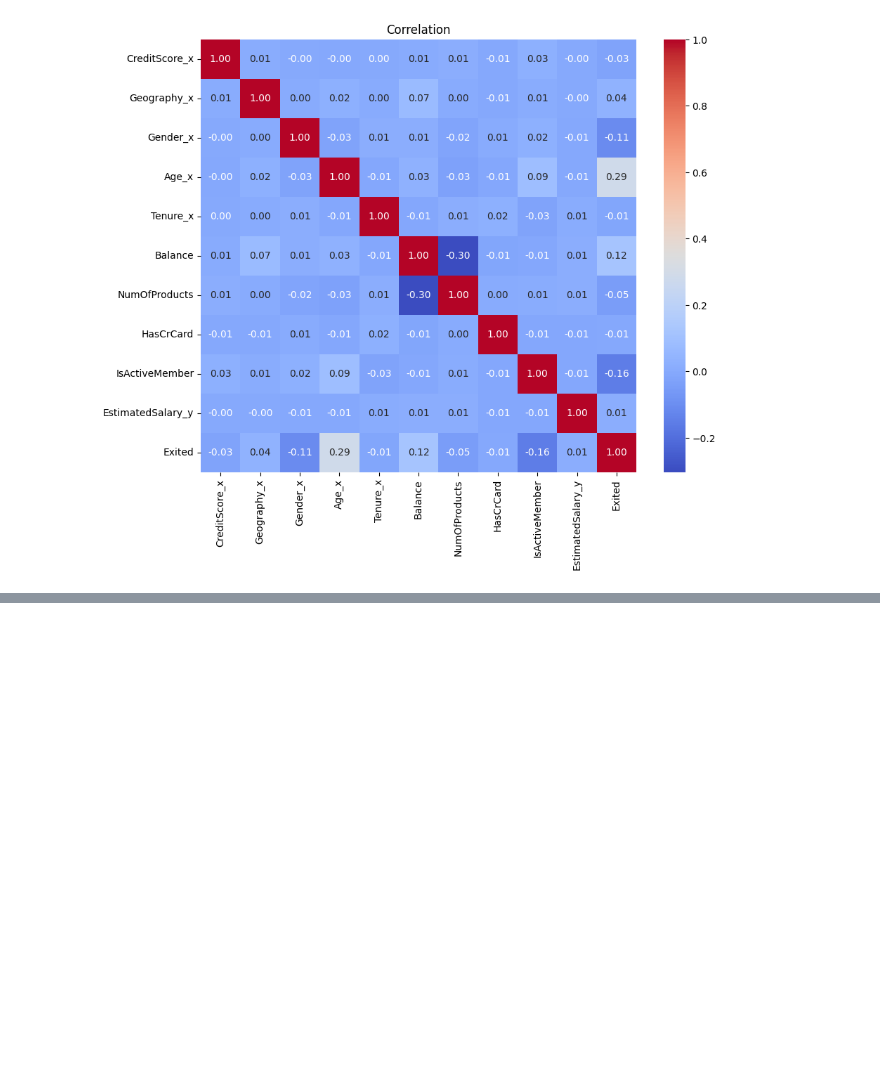
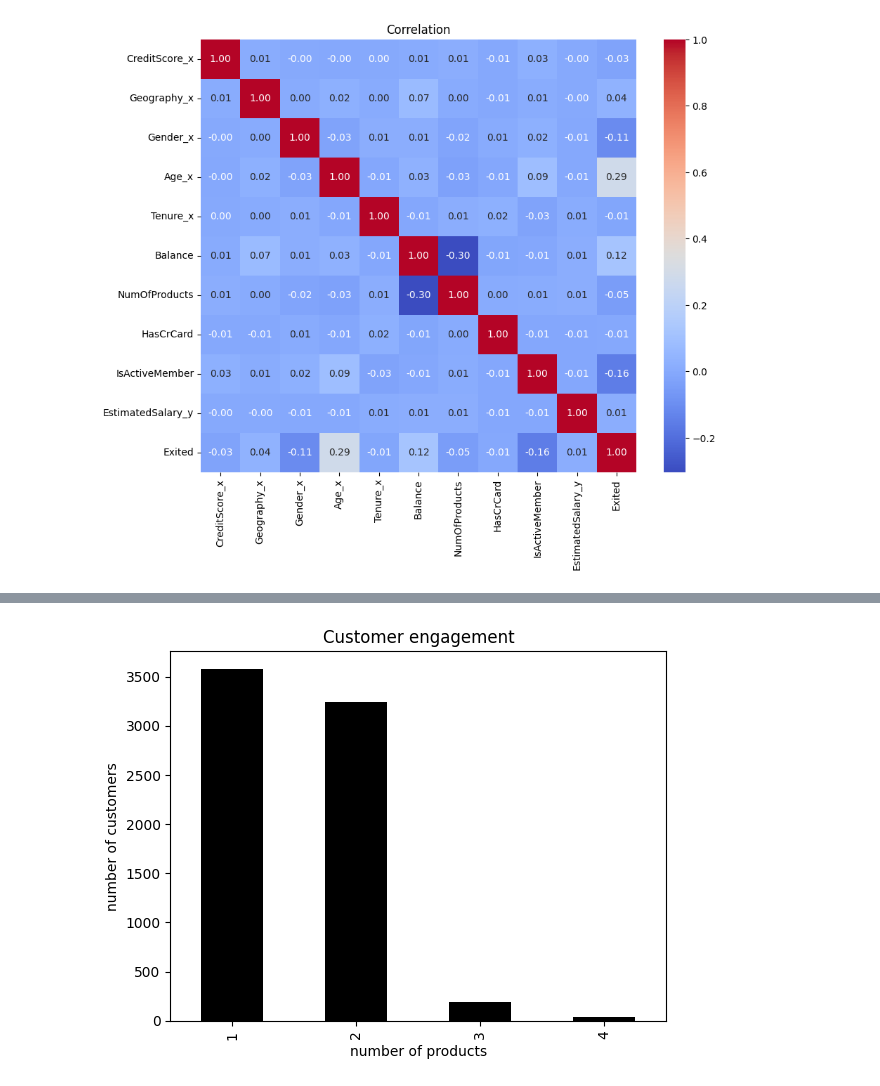
Before and after one commit to veniapputrii/Data-Analyst-using-Python, a Jupyter notebook: ETL_Products.ipynb, the cells around one changed output, grey strips where cells are left out. Cells and saved outputs as stored; diff of their text form; code cells hidden in the pictures; blank space fills up the shorter version.

```diff
--- a/ETL_Products.ipynb
+++ b/ETL_Products.ipynb
@@ -159,0 +195,12 @@ plt.show()
+# %%
+filtered_value1 = filtered_results[(filtered_results['HasCrCard'] > 0) ]
+filtered_value1.head()
+
+value_count_1 = filtered_value1['NumOfProducts'].value_counts().sort_index()
+value_count_1.plot(kind='bar', color='black')
+plt.xlabel('number of products')
+plt.ylabel('number of customers')
+plt.title('Customer engagement')
+plt.show()
+# %% [output]
+[figure, added]
```
Also changed, not shown: parts of 8 cells of this notebook.
